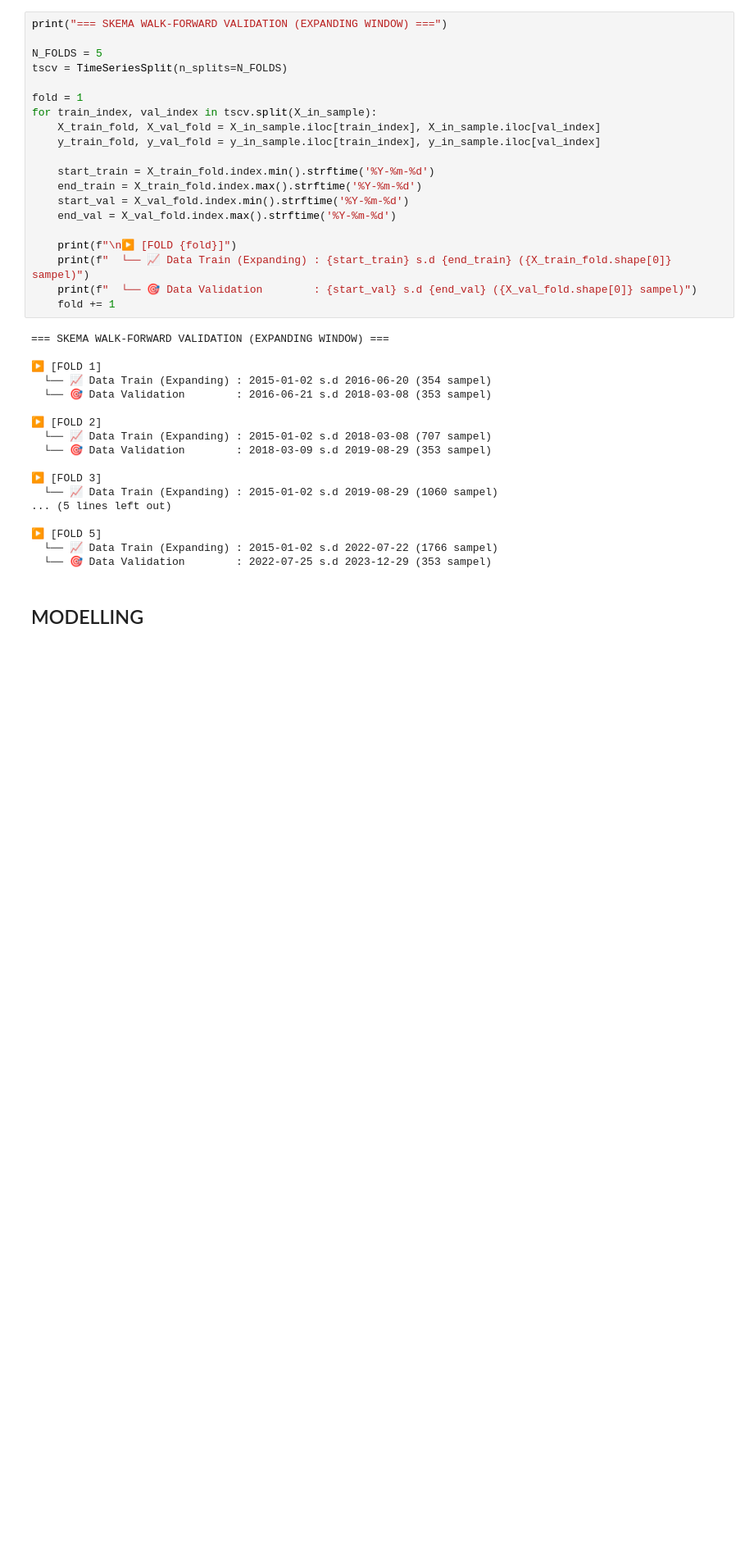
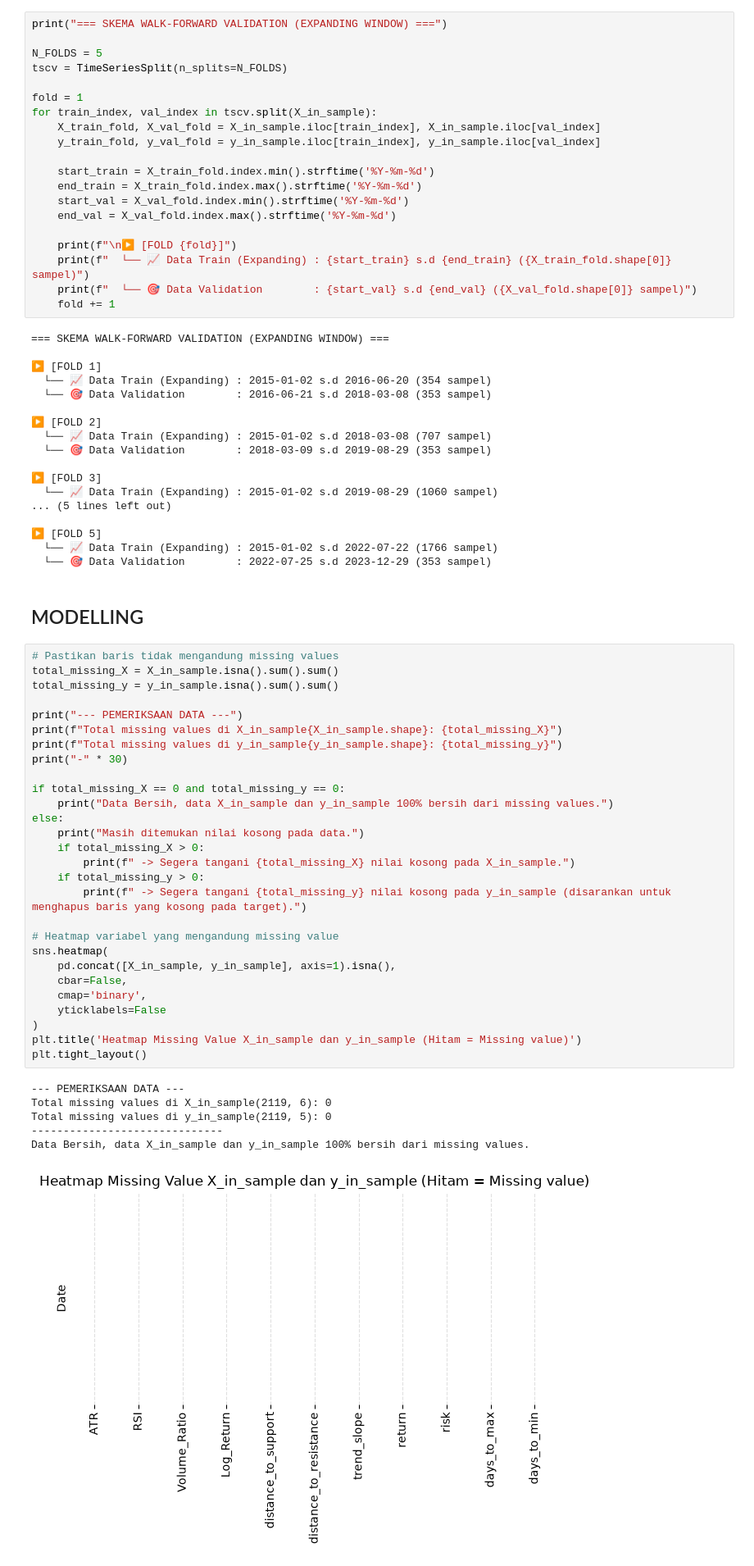
Before and after one commit to adilagagagah/stock-forecasting, a Jupyter notebook: notebook/main.ipynb, the cells around one changed output. Shown at 82% size. Saved outputs shown, nothing was run; the diff lists cells and outputs as text; blank space fills up the shorter version.

```diff
--- a/notebook/main.ipynb
+++ b/notebook/main.ipynb
@@ -230,3 +241,38 @@ for train_index, val_index in tscv.split(X_in_sample):
   └── 🎯 Data Validation        : 2022-07-25 s.d 2023-12-29 (353 sampel)
 # %% [markdown]
 ## MODELLING
+# %%
+# Pastikan baris tidak mengandung missing values
+total_missing_X = X_in_sample.isna().sum().sum()
+total_missing_y = y_in_sample.isna().sum().sum()
+
+print("--- PEMERIKSAAN DATA ---")
+print(f"Total missing values di X_in_sample{X_in_sample.shape}: {total_missing_X}")
+print(f"Total missing values di y_in_sample{y_in_sample.shape}: {total_missing_y}")
+print("-" * 30)
+
+if total_missing_X == 0 and total_missing_y == 0:
+    print("Data Bersih, data X_in_sample dan y_in_sample 100% bersih dari missing values.")
+else:
+    print("Masih ditemukan nilai kosong pada data.")
+    if total_missing_X > 0:
+        print(f" -> Segera tangani {total_missing_X} nilai kosong pada X_in_sample.")
+    if total_missing_y > 0:
+        print(f" -> Segera tangani {total_missing_y} nilai kosong pada y_in_sample (disarankan untuk menghapus baris yang kosong pada target).")
+
+# Heatmap variabel yang mengandung missing value
+sns.heatmap(
+    pd.concat([X_in_sample, y_in_sample], axis=1).isna(),
+    cbar=False,
+    cmap='binary',
+    yticklabels=False
+)
+plt.title('Heatmap Missing Value X_in_sample dan y_in_sample (Hitam = Missing value)')
+plt.tight_layout()
+# %% [output]
+--- PEMERIKSAAN DATA ---
+Total missing values di X_in_sample(2119, 6): 0
+Total missing values di y_in_sample(2119, 5): 0
+------------------------------
+Data Bersih, data X_in_sample dan y_in_sample 100% bersih dari missing values.
+[figure, added]
```
Also changed, not shown: parts of 17 cells of this notebook, 1 other file.
